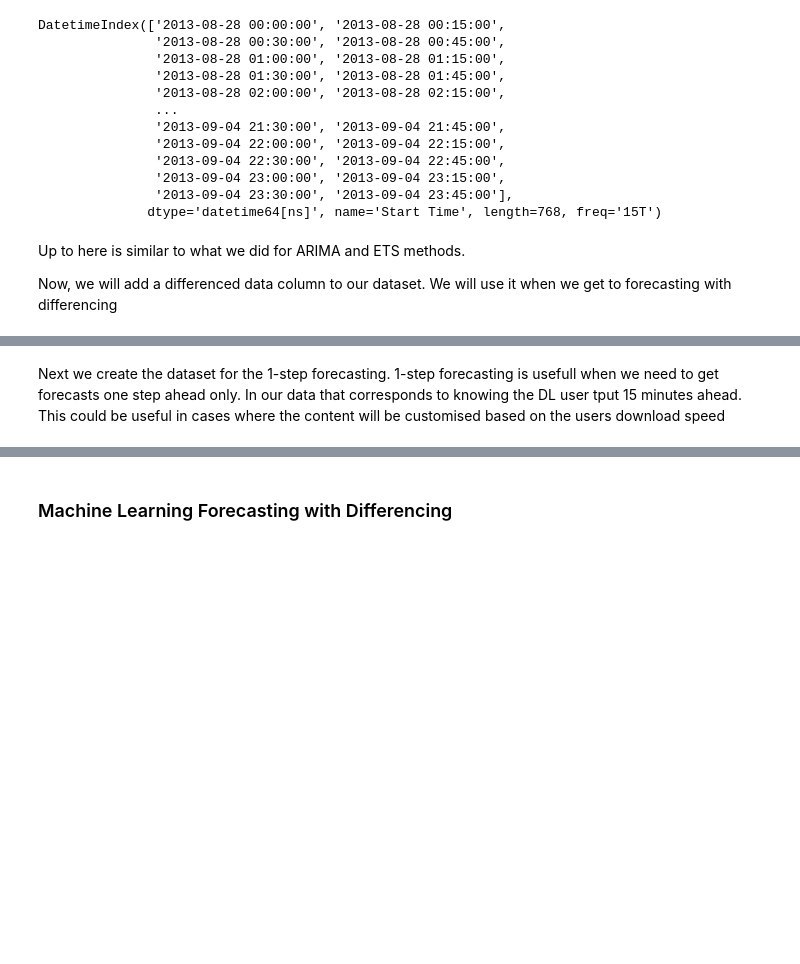
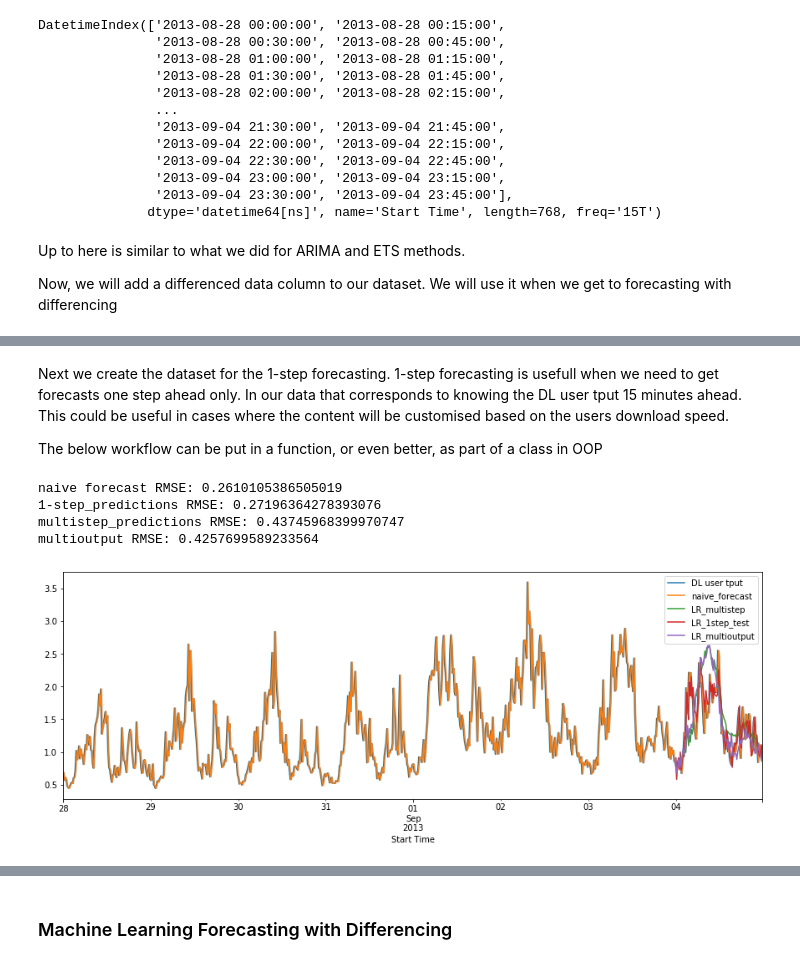
Before and after one commit to athalji/Timeseries_Forecasting_AWS, a Jupyter notebook: Traditional_ML_Forecasting_Methods.ipynb, the cells around one changed output, grey strips where cells are left out. Cells and saved outputs as stored; diff of their text form; code cells hidden in the pictures; blank space fills up the shorter version.

```diff
--- a/Traditional_ML_Forecasting_Methods.ipynb
+++ b/Traditional_ML_Forecasting_Methods.ipynb
@@ -73,6 +63,13 @@ test=df_filter.iloc[-Samtest:]
 # %% [markdown]
-Next we create the dataset for the 1-step forecasting. 1-step forecasting is usefull when we need to get forecasts one step ahead only. In our data that corresponds to knowing the DL user tput 15 minutes ahead. This could be useful in cases where the content will be customised based on the users download speed
+Next we create the dataset for the 1-step forecasting. 1-step forecasting is usefull when we need to get forecasts one step ahead only. In our data that corresponds to knowing the DL user tput 15 minutes ahead. This could be useful in cases where the content will be customised based on the users download speed.
+
+The below workflow can be put in a function, or even better, as part of a class in OOP
 # %%
+#Create a train and test sets. The test set is one full day as before (96 samples)
+
+Samtest=96
+train=df_filter.iloc[:-Samtest]
+test=df_filter.iloc[-Samtest:]
 
 #Put the user tput column in a numpy array. Not really required but working with numpy arrays is usually easier
 
@@ -97,7 +94,7 @@ for t in range(len(series)-T):
 #put back X and Y into arrays and reshape X as T inputs
 X=np.array(X).reshape(-1,T)
 Y=np.array(Y)
-N=len(X)
+
 
 #create new train and test sets based on our reshaped datasets X and Y. Samtest is used as our cutoff between train and test
 Xtrain, Ytrain=X[:-Samtest], Y[:-Samtest]
@@ -115,31 +112,97 @@ train_idx[:T]=False
 
 lr=LinearRegression()
 lr.fit(Xtrain,Ytrain)
+
+#generate naive forecast
+
+df_filter['naive_forecast']=df_filter['DL user tput'].shift(1)
+df_filter['naive_forecast'][0]=df_filter['naive_forecast'][1]
 
 #generate 1-step predictions for both train and test data and store the output back in the original dataframe based on
 # the train and test indicies
 df_filter.loc[train_idx,'LR_1step_train']=lr.predict(Xtrain)
 df_filter.loc[test_idx,'LR_1step_test']=lr.predict(Xtest)
 
 
 #Multi-step predictions: Create an empty list as a placeholder for the multi-step results
 #Set the first datapoint in test as the last known sample
 #generate predictions by using a while loop (as long as the muilt-step results list is
 #less than the Samtest forecast horizon) and append every output to the list
 #Update the last known sample by setting it to the predicted value and repeat up to Samtest times
 
 
 multistep_predictions=[]
 
 last_x=Xtest[0]
 
 while len(multistep_predictions) < Samtest:
     p=lr.predict(last_x.reshape(1,-1))[0]
 
     multistep_predictions.append(p)
 
     last_x=np.roll(last_x,-1)
     last_x[-1]=p
 
-#Update the original dataframe
+#Update the original dataframe with the multi-step forecast results
 df_filter.loc[test_idx,'LR_multistep']=multistep_predictions
+
+
+#Multi-output predictions: In the multi-output case the input samples are the same but the output
+#is a vector of values rather than a single value. In this the input is Tx (T as before)
+#but the output is Ty and is set to the full length of the test horizon Samtest
+
+Tx=T
+Ty=Samtest
+X=[]
+Y=[]
+
+#Similar for loop as before but Y now is a ange of value defined by Tx and Ty and not Tx only
+
+for t in range(len(series)-Tx-Ty+1):
+    x=series[t:t+Tx]
+    X.append(x)
+    y=series[t+Tx:t+Tx+Ty]
+    Y.append(y)
+
+#X and Y are put back into array form and reshaped
+X=np.array(X).reshape(-1,Tx)
+Y=np.array(Y).reshape(-1,Ty)
+
+
+#A new set of train and test sets are created for the multi-output case from X and Y
+Xtrain_m,Ytrain_m=X[:-1],Y[:-1]
+Xtest_m,Ytest_m=X[-1:],Y[-1:]
+
+#ML model trained again on the new dataset
+lr=LinearRegression()
+lr.fit(Xtrain_m,Ytrain_m)
+
+#multi-output predictions generated and placed into the origial dataframe
+df_filter.loc[test_idx,'LR_multioutput']=lr.predict(Xtest_m).flatten()
+
+#Plot the output for the 1-step,multi-step, and multi-output
+
+cols=['DL user tput','naive_forecast','LR_multistep','LR_1step_test','LR_multioutput']
+df_filter[cols].plot(figsize=(15,5))
+
+RMSE0=np.sqrt(mean_squared_error(Ytest,df_filter.loc[test_idx,'naive_forecast']))
+
+print("naive forecast RMSE:",RMSE0)
+
+RMSE1=np.sqrt(mean_squared_error(Ytest,df_filter.loc[test_idx,'LR_1step_test']))
+
+print("1-step_predictions RMSE:",RMSE1)
+
+RMSE2=np.sqrt(mean_squared_error(Ytest,multistep_predictions))
+
+print("multistep_predictions RMSE:",RMSE2)
+
+RMSE3=np.sqrt(mean_squared_error(Ytest,df_filter.loc[test_idx,'LR_multioutput']))
+
+print("multioutput RMSE:",RMSE3)
+# %% [output]
+naive forecast RMSE: 0.2610105386505019
+1-step_predictions RMSE: 0.27196364278393076
+multistep_predictions RMSE: 0.43745968399970747
+multioutput RMSE: 0.4257699589233564
+[figure, added]
```
Also changed, not shown: parts of 38 cells of this notebook.
